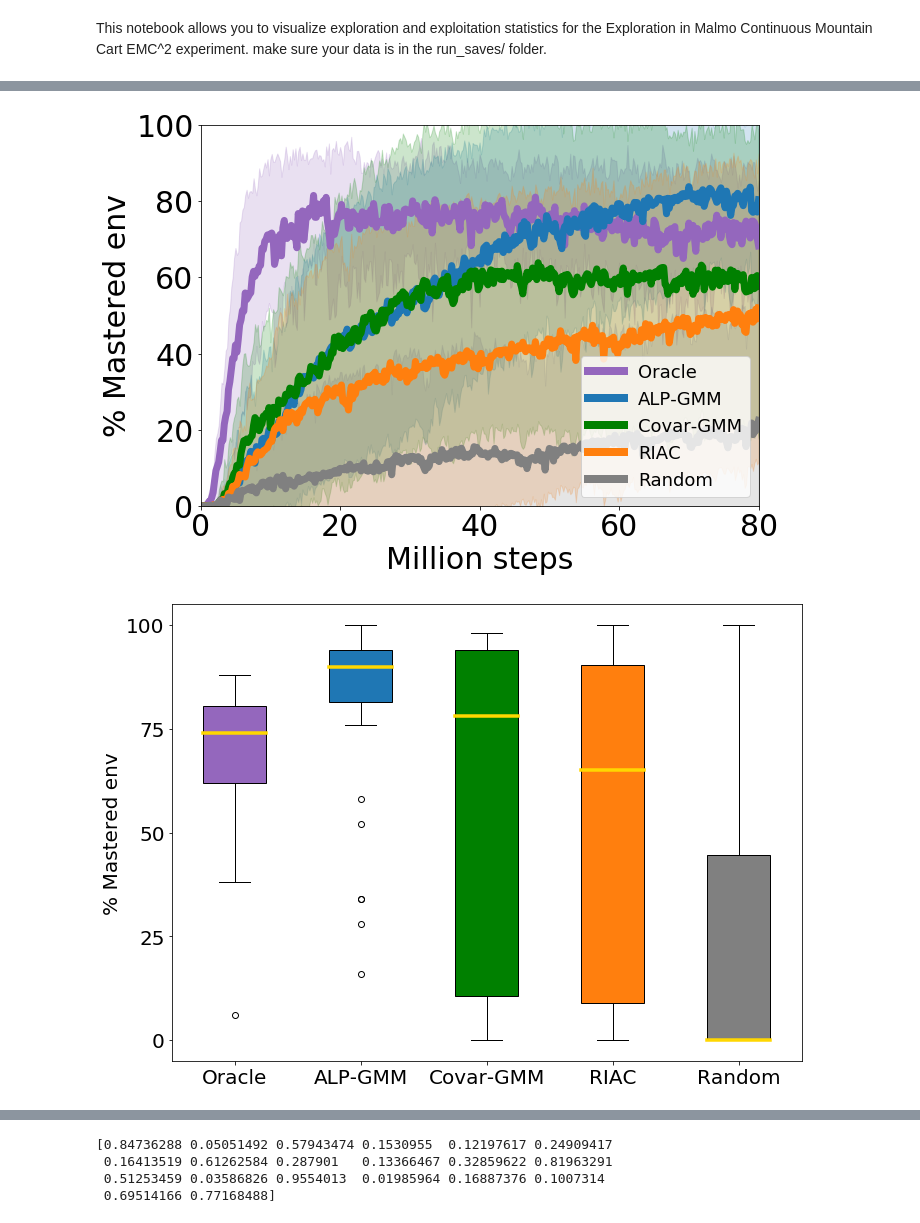
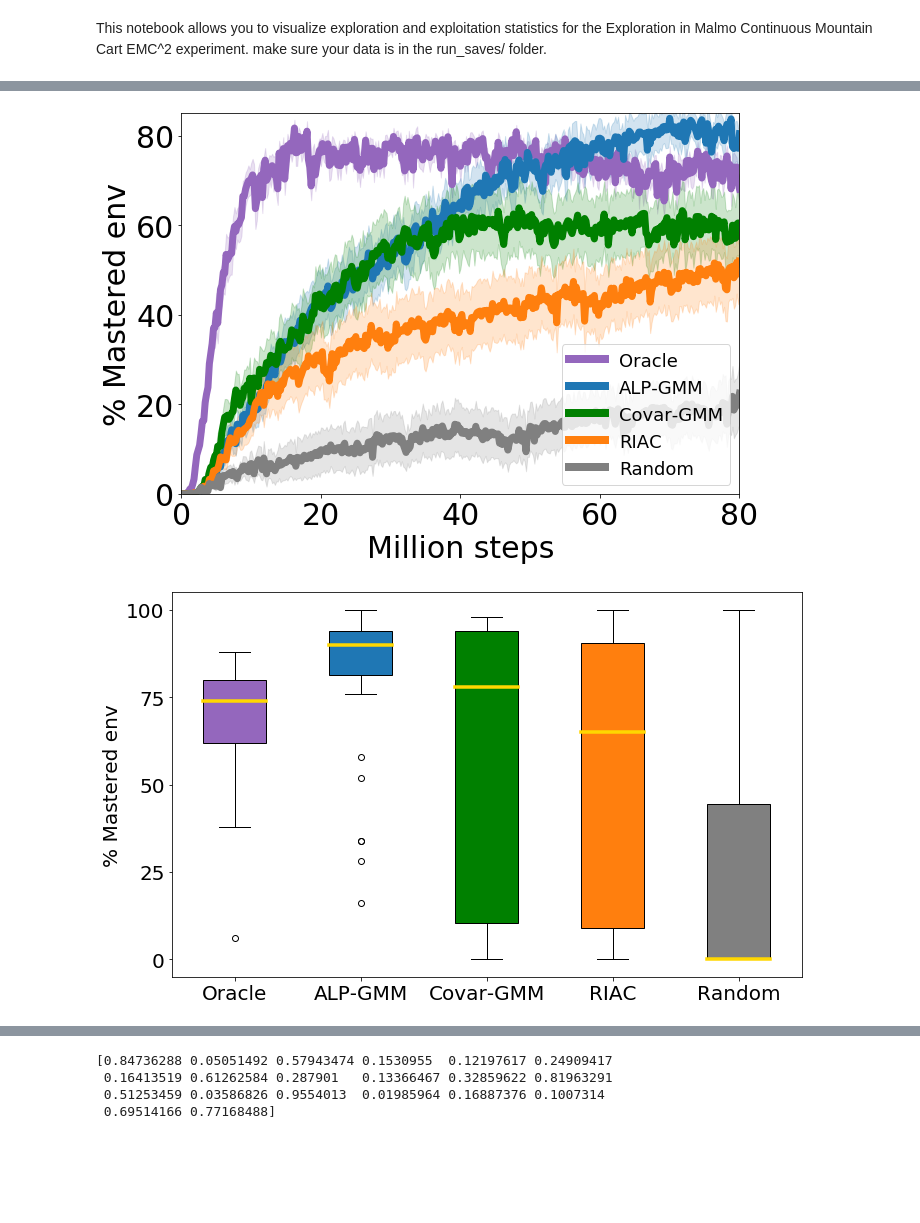
Before and after one commit to rPortelas/spinningup, a Jupyter notebook: data_visualization_sac.ipynb, the cells around one changed output, grey strips where cells are left out. Cells and saved outputs as stored; diff of their text form; code cells hidden in the pictures; blank space fills up the shorter version.

```diff
--- a/data_visualization_sac.ipynb
+++ b/data_visualization_sac.ipynb
@@ -527,5 +517,5 @@ randcdefault24-09
 # %%
-def plot_with_std(subplot_nb, ax,x,y,err,color,shade_color,label,
+def plot_with_shade(subplot_nb, ax,x,y,err,color,shade_color,label,
                   y_min=None,y_max=None, legend=False, leg_size=30, leg_loc='best', title=None,
                   ylim=[0,100], xlim=[0,20]):
     #plt.rcParams.update({'font.size': 15})
@@ -606,7 +596,7 @@ def plot_all_and_median(subplot_nb, ax,x,ys,color,label,
     ax.set_xlabel('Million steps', fontsize=18)
     if subplot_nb == 0:
         ax.set_ylabel('% Mastered env', fontsize=18)
-    ax.set_xlim(xmin=0,xmax=60)
+    ax.set_xlim(xmin=0,xmax=20)
     if y_min is not None:
         ax.set_ylim(bottom=y_min,top=y_max)
     else:
@@ -754,7 +795,7 @@ agent_types = ['pl']
 plt.ion()
 for a_type in agent_types:
     f, ax = plt.subplots(1,1,figsize=(10,7))
-    f2, ax2 = plt.subplots(1,1,figsize=(10,7))
+    f2, ax2 = plt.subplots(1,1,figsize=(10,6))
     ax = [ax]
     ax2 = [ax2]
     boxplot_data = []
@@ -785,7 +826,7 @@ for a_type in agent_types:
             if agent_types[0] == 'sl':
                 ylim = [0,40]
             else:
-                ylim = [0,100]
+                ylim = [0,85]
             last_p = []
             max_p = []
             for y in ys_same_len:
@@ -800,8 +841,10 @@ for a_type in agent_types:
 #             plot_all_and_median(0, ax[0], episodes,ys_same_len,colors[m_id],label,
 #                                  legend=True)
             print(np.mean(ys_same_len,axis=0)[-1])
-            plot_with_std(0, ax[0],episodes,np.mean(ys_same_len,axis=0),
-                          np.std(ys_same_len,axis=0),colors[m_id],colors[m_id],label,
+            print(len(ys_same_len))
+            plot_with_shade(0, ax[0],episodes,np.mean(ys_same_len,axis=0),
+                          np.std(ys_same_len,axis=0)/np.sqrt(len(ys_same_len))
+                            ,colors[m_id],colors[m_id],label,
                            legend=True, leg_size=18, leg_loc='lower right', ylim=ylim, xlim=[0,80])
 
             # format data for boxplot:
@@ -810,10 +853,8 @@ for a_type in agent_types:
             pers = np.percentile(last_ys,[25,50,75])
             boxplot_data.append((last_ys, pers[1], pers[0],pers[2]))
 
-
-            plt.tight_layout()
-            f.savefig('graphics/final/hexagon_exps.pdf')
-            f.savefig('graphics/final/hexagon_exps.svg')
+            f.savefig('graphics/final/hexagon_exps.pdf', bbox_inches="tight")
+            f.savefig('graphics/final/hexagon_exps.svg', bbox_inches="tight")
 
     plot_boxplot(boxplot_data, labels.values(),
                  ax2[0],[colors[k] for k in labels.keys()])
@@ -860,7 +901,7 @@ welch Ttest_indResult(statistic=2.062174585851055, pvalue=0.04544841865489653)
 algo0:riacplong19-09, algo1:randplong19-09
 welch Ttest_indResult(statistic=2.908071057812289, pvalue=0.005215279314674198)
-[figure, old version]
+[figure, new version]
-[figure, old version]
+[figure, new version]
 # %%
 # UNFEASIBILITY EXPES
 
```
Also changed, not shown: parts of 7 cells of this notebook, 3 other files.
